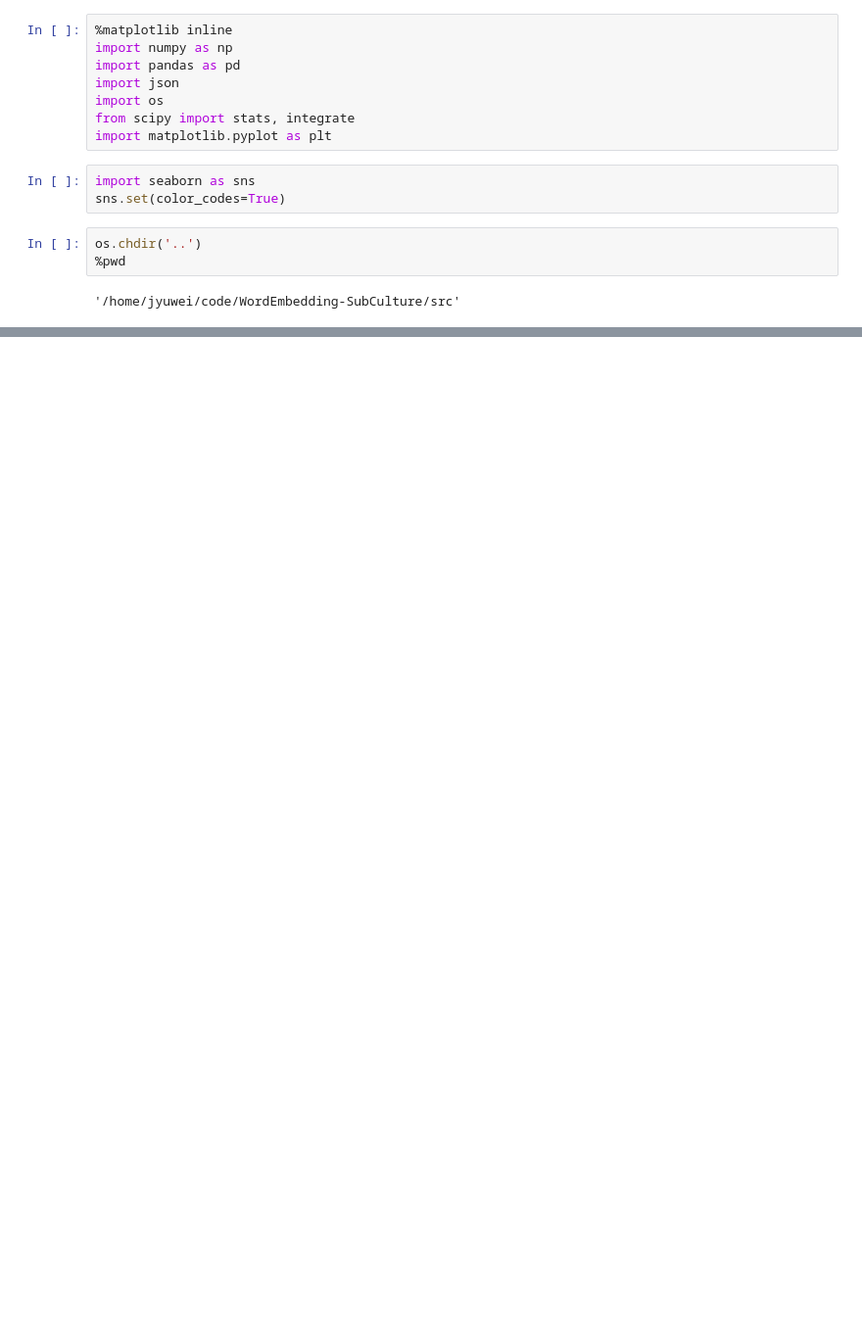
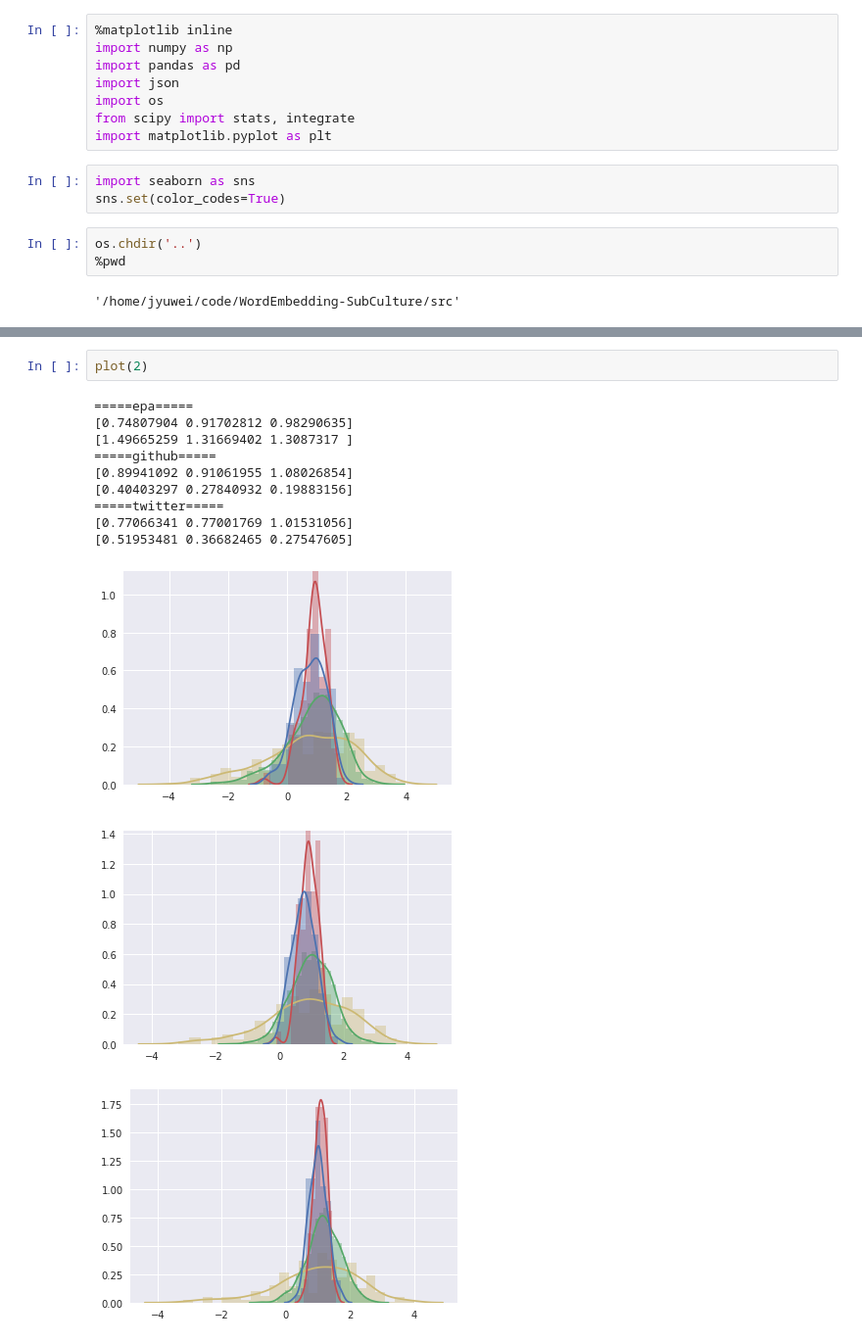
Before and after one commit to jiaojiaoloveu/WordEmbedding-SubCulture, a Jupyter notebook: src/state_prediction/plot_pred_state.ipynb, the cells around one changed output, grey strips where cells are left out. Shown at 98% size. Saved outputs shown, nothing was run; the diff lists cells and outputs as text; blank space fills up the shorter version.

```diff
--- a/src/state_prediction/plot_pred_state.ipynb
+++ b/src/state_prediction/plot_pred_state.ipynb
@@ -48,0 +86,15 @@ plot(1)
+# %%
+plot(2)
+# %% [output]
+=====epa=====
+[0.74807904 0.91702812 0.98290635]
+[1.49665259 1.31669402 1.3087317 ]
+=====github=====
+[0.89941092 0.91061955 1.08026854]
+[0.40403297 0.27840932 0.19883156]
+=====twitter=====
+[0.77066341 0.77001769 1.01531056]
+[0.51953481 0.36682465 0.27547605]
+[figure, added]
+[figure, added]
+[figure, added]
```
Also changed, not shown: parts of 5 cells of this notebook, 3 other files.
